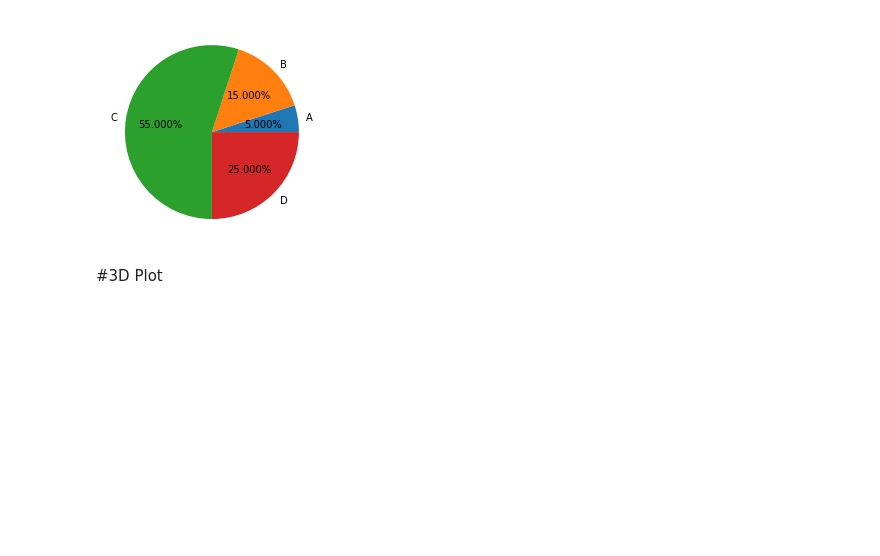
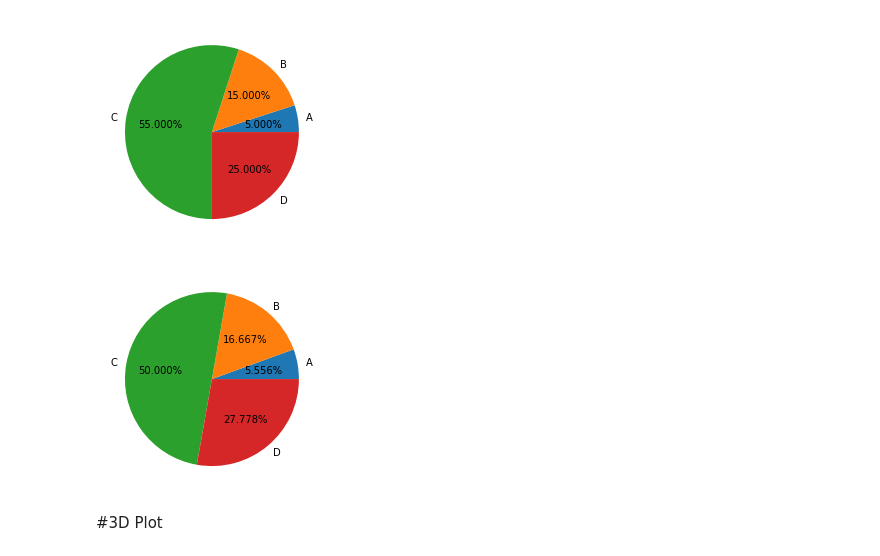
Before and after one commit to dasuntheekshanagit/COMLab, a Jupyter notebook: COMMATPLOT.ipynb, the cells around one changed output. Drawn from its saved outputs; the diff is of its cells as text; code cells hidden in the pictures; blank space fills up the shorter version.

```diff
--- a/COMMATPLOT.ipynb
+++ b/COMMATPLOT.ipynb
@@ -119,6 +130,13 @@ plt.pie(x,labels=lbl,autopct='%1.3f%%')
 plt.show()
 # %% [output]
 [figure]
+# %%
+x =[5,15,45,25] # if not 100 will adjust values
+lbl = ["A","B","C","D"]
+plt.pie(x,labels=lbl,autopct='%1.3f%%')
+plt.show()
+# %% [output]
+[figure, added]
 # %% [markdown]
 #3D Plot
 # %%
```
Also changed, not shown: parts of 5 cells of this notebook.
